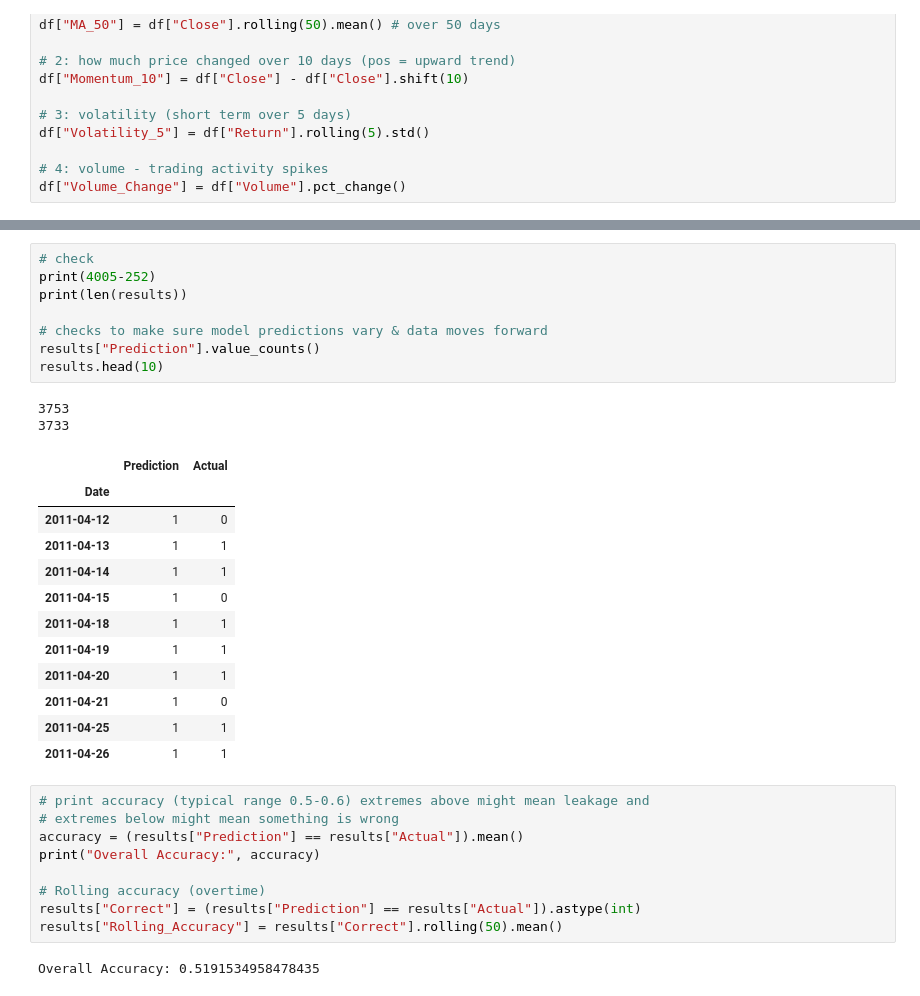
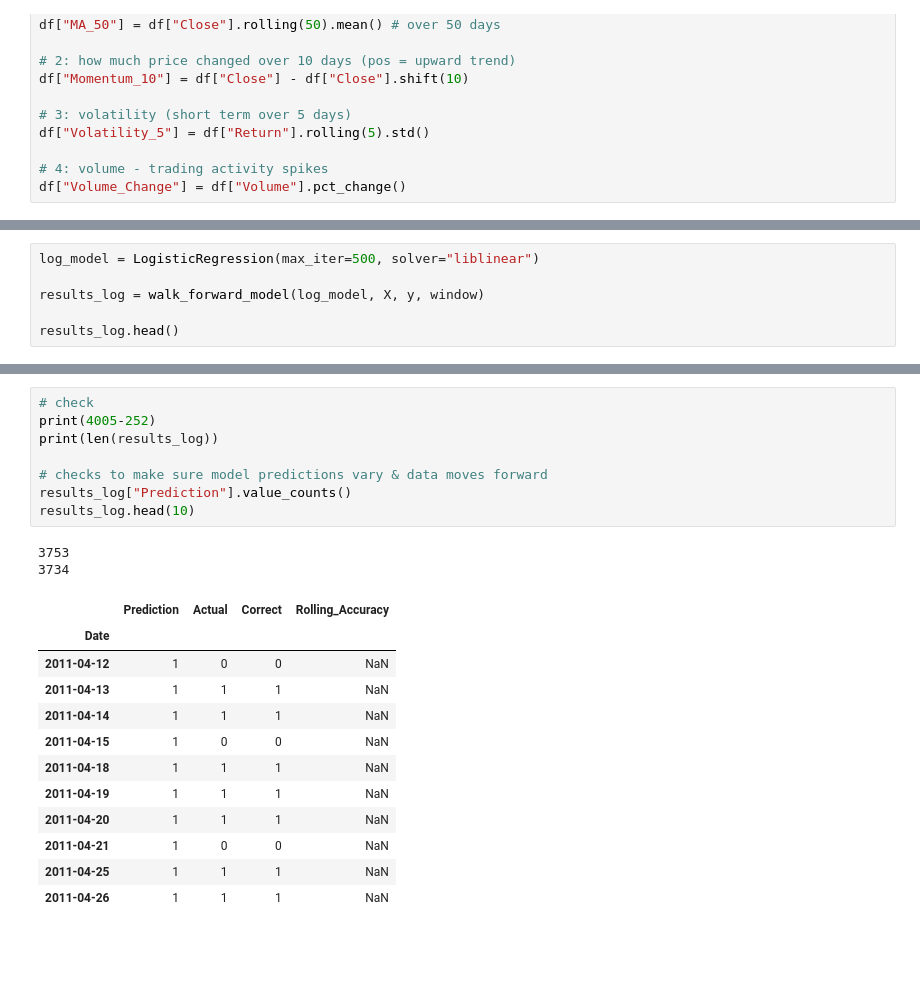
Before and after one commit to dhritiburugupalli/regime-adaptability, a Jupyter notebook: regime_adaptability.ipynb, the cells around one changed output, grey strips where cells are left out. Saved outputs shown, nothing was run; the diff lists cells and outputs as text; blank space fills up the shorter version.

```diff
--- a/regime_adaptability.ipynb
+++ b/regime_adaptability.ipynb
@@ -349,0 +349,6 @@ results.head()
+# %%
+log_model = LogisticRegression(max_iter=500, solver="liblinear")
+
+results_log = walk_forward_model(log_model, X, y, window)
+
+results_log.head()
@@ -350,34 +465,23 @@ results.head()
 # %%
 # check
 print(4005-252)
-print(len(results))
+print(len(results_log))
 
 # checks to make sure model predictions vary & data moves forward
-results["Prediction"].value_counts()
-results.head(10)
+results_log["Prediction"].value_counts()
+results_log.head(10)
 # %% [output]
 3753
-3733
+3734
-|  | Prediction | Actual |
-| Date |  |  |
-| 2011-04-12 | 1 | 0 |
-| 2011-04-13 | 1 | 1 |
-| 2011-04-14 | 1 | 1 |
-| 2011-04-15 | 1 | 0 |
-| 2011-04-18 | 1 | 1 |
-| 2011-04-19 | 1 | 1 |
-| 2011-04-20 | 1 | 1 |
-| 2011-04-21 | 1 | 0 |
-| 2011-04-25 | 1 | 1 |
-| 2011-04-26 | 1 | 1 |
+|  | Prediction | Actual | Correct | Rolling_Accuracy |
+| Date |  |  |  |  |
+| 2011-04-12 | 1 | 0 | 0 | NaN |
+| 2011-04-13 | 1 | 1 | 1 | NaN |
+| 2011-04-14 | 1 | 1 | 1 | NaN |
+| 2011-04-15 | 1 | 0 | 0 | NaN |
+| 2011-04-18 | 1 | 1 | 1 | NaN |
+| 2011-04-19 | 1 | 1 | 1 | NaN |
+| 2011-04-20 | 1 | 1 | 1 | NaN |
+| 2011-04-21 | 1 | 0 | 0 | NaN |
+| 2011-04-25 | 1 | 1 | 1 | NaN |
+| 2011-04-26 | 1 | 1 | 1 | NaN |
-# %%
-# print accuracy (typical range 0.5-0.6) extremes above might mean leakage and
-# extremes below might mean something is wrong
-accuracy = (results["Prediction"] == results["Actual"]).mean()
-print("Overall Accuracy:", accuracy)
-
-# Rolling accuracy (overtime)
-results["Correct"] = (results["Prediction"] == results["Actual"]).astype(int)
-results["Rolling_Accuracy"] = results["Correct"].rolling(50).mean()
-# %% [output]
-Overall Accuracy: 0.5191534958478435
```
Also changed, not shown: parts of 30 cells of this notebook.
